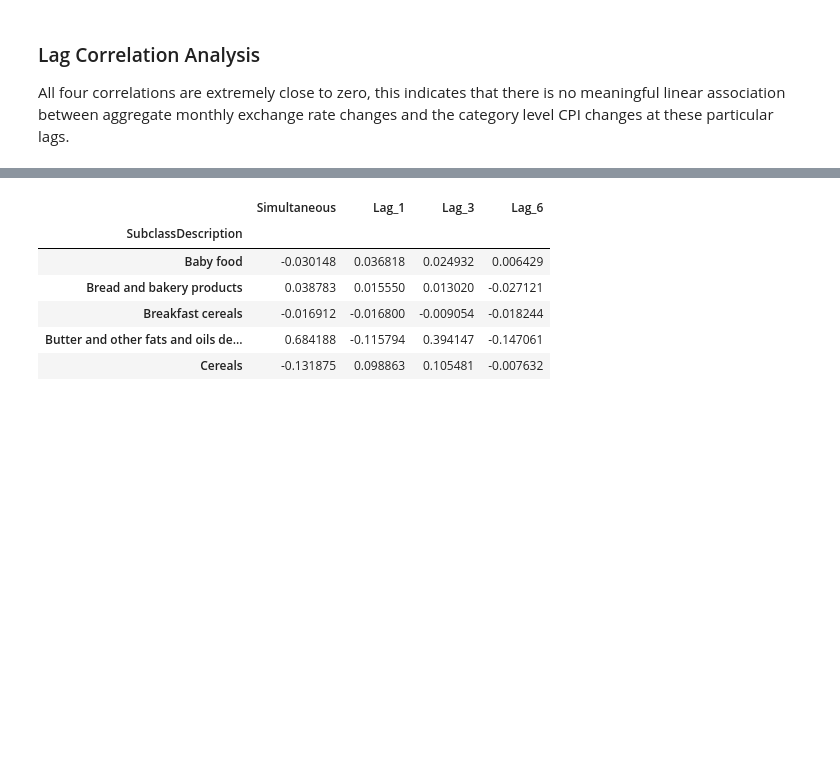
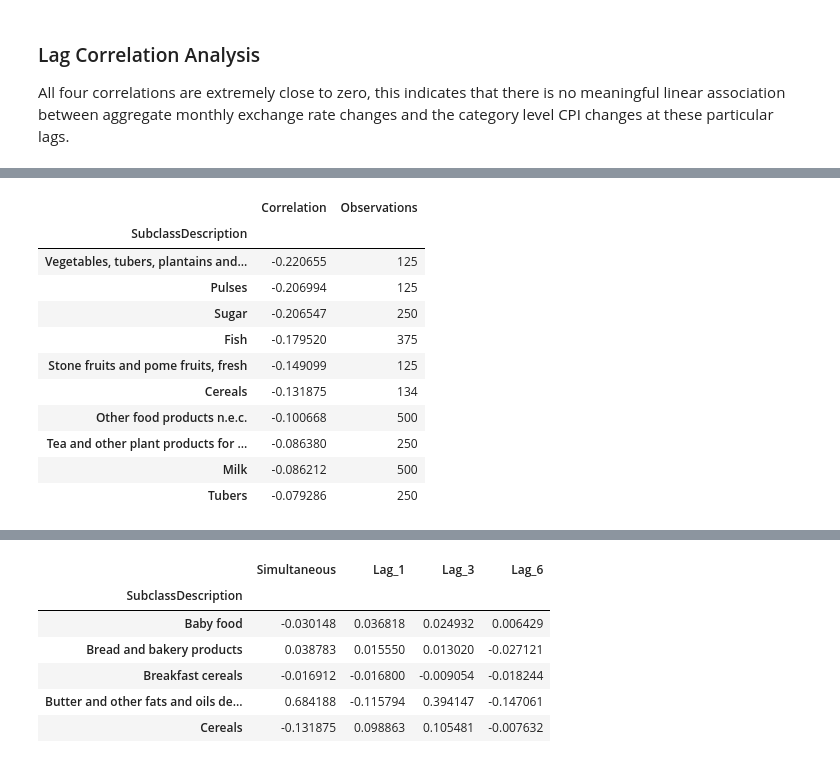
Before and after one commit to MasindiManaga/ERPT_ML_Research, a Jupyter notebook: notebooks/04_Exploratory_Data_Analysis.ipynb, the cells around one changed output, grey strips where cells are left out. Saved outputs shown, nothing was run; the diff lists cells and outputs as text; code cells hidden in the pictures; blank space fills up the shorter version.

```diff
--- a/notebooks/04_Exploratory_Data_Analysis.ipynb
+++ b/notebooks/04_Exploratory_Data_Analysis.ipynb
@@ -731,0 +747,18 @@ dtype: float64
+# %%
+# display the strongest negative correlations
+category_correlation_summary.sort_values(
+    "Correlation"
+).head(10)
+# %% [output]
+|  | Correlation | Observations |
+| SubclassDescription |  |  |
+| Vegetables, tubers, plantains and... | -0.220655 | 125 |
+| Pulses | -0.206994 | 125 |
+| Sugar | -0.206547 | 250 |
+| Fish | -0.179520 | 375 |
+| Stone fruits and pome fruits, fresh | -0.149099 | 125 |
+| Cereals | -0.131875 | 134 |
+| Other food products n.e.c. | -0.100668 | 500 |
+| Tea and other plant products for ... | -0.086380 | 250 |
+| Milk | -0.086212 | 500 |
+| Tubers | -0.079286 | 250 |
```
Also changed, not shown: parts of 11 cells of this notebook.
